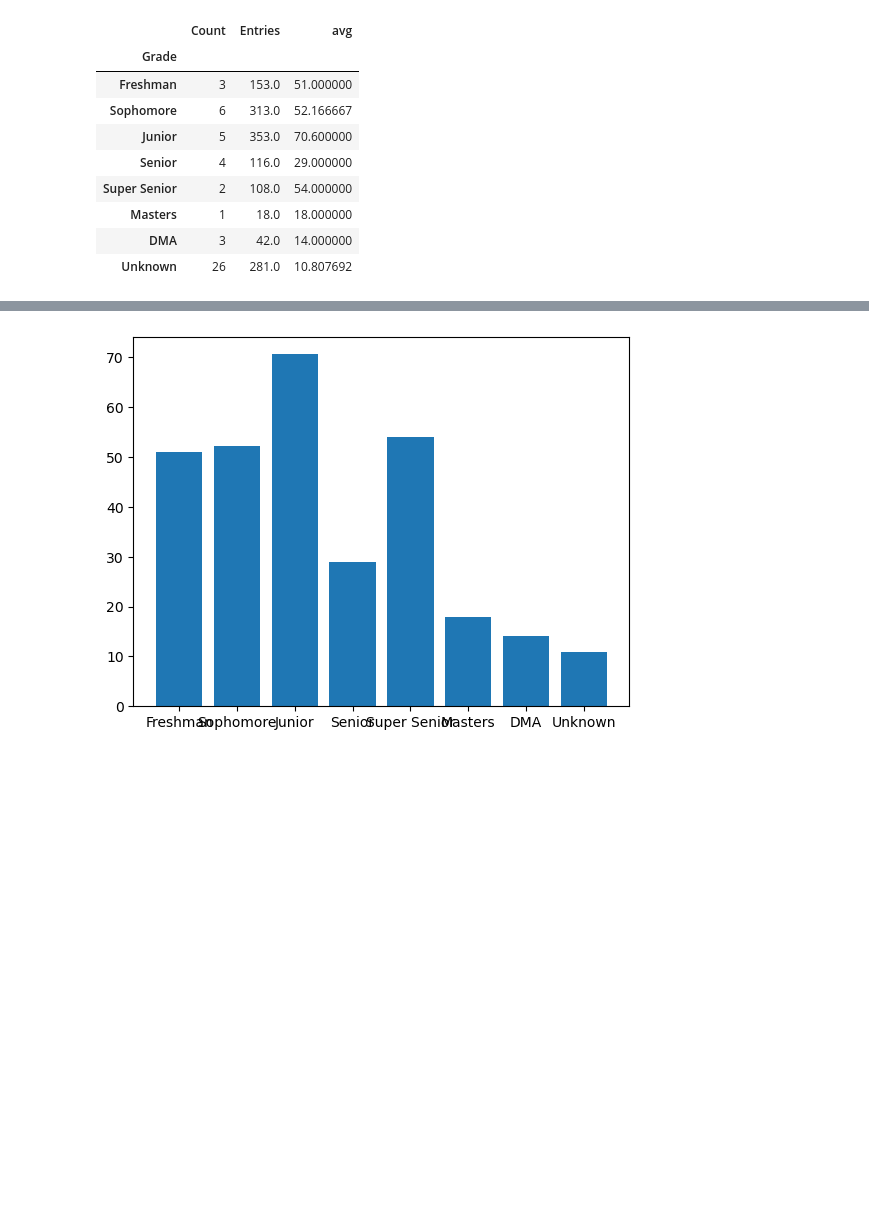
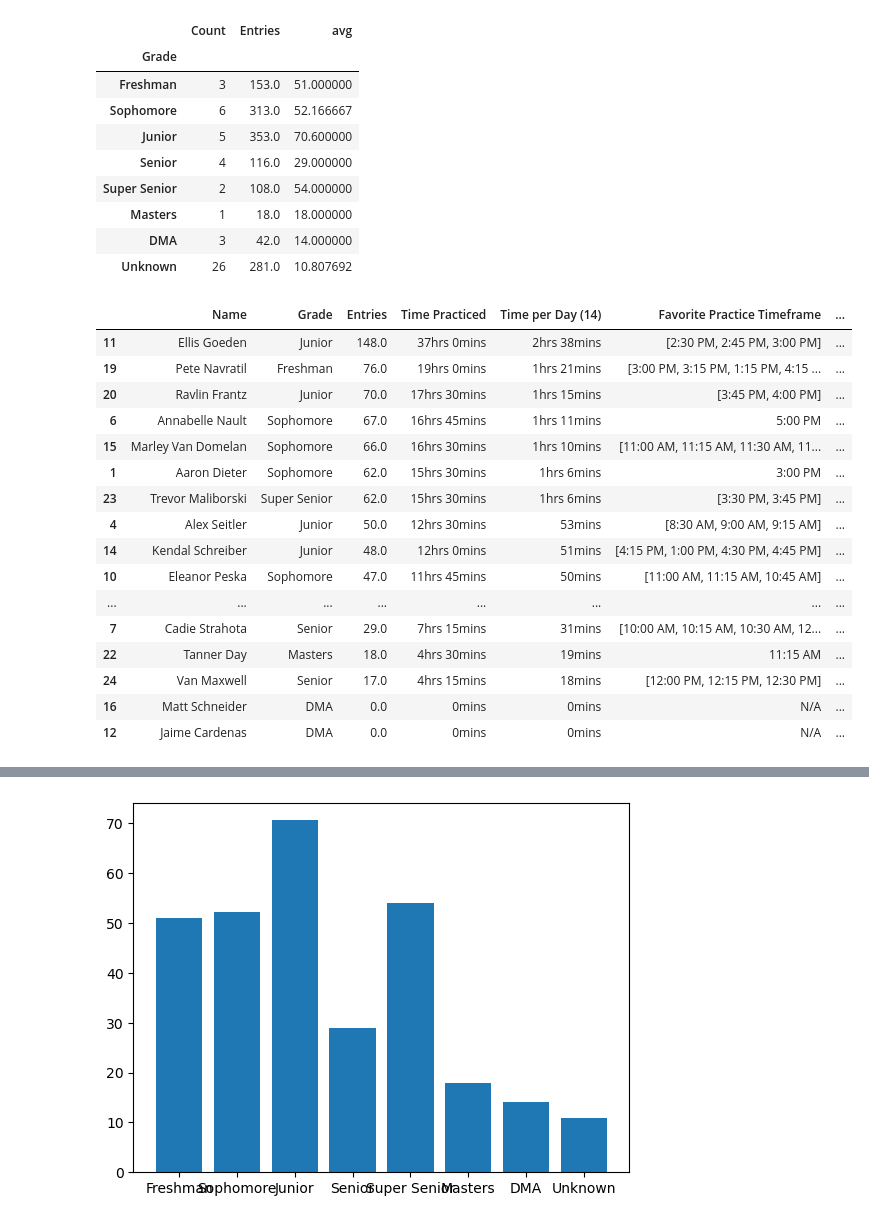
Before and after one commit to amdieter/practice-room-data, a Jupyter notebook: Practice Log.ipynb, the cells around one changed output, grey strips where cells are left out. Saved outputs shown, nothing was run; the diff lists cells and outputs as text; code cells hidden in the pictures; blank space fills up the shorter version.

```diff
--- a/Practice Log.ipynb
+++ b/Practice Log.ipynb
@@ -410,6 +510,26 @@ entries_by_grade
 | Masters | 1 | 18.0 | 18.000000 |
 | DMA | 3 | 42.0 | 14.000000 |
 | Unknown | 26 | 281.0 | 10.807692 |
+# %%
+sorted_perc_stats[sorted_perc_stats["Grade"] != "Unknown"]
+# %% [output]
+|  | Name | Grade | Entries | Time Practiced | Time per Day (14) | Favorite Practice Timeframe | ... |
+| 11 | Ellis Goeden | Junior | 148.0 | 37hrs 0mins | 2hrs 38mins | [2:30 PM, 2:45 PM, 3:00 PM] | ... |
+| 19 | Pete Navratil | Freshman | 76.0 | 19hrs 0mins | 1hrs 21mins | [3:00 PM, 3:15 PM, 1:15 PM, 4:15 ... | ... |
+| 20 | Ravlin Frantz | Junior | 70.0 | 17hrs 30mins | 1hrs 15mins | [3:45 PM, 4:00 PM] | ... |
+| 6 | Annabelle Nault | Sophomore | 67.0 | 16hrs 45mins | 1hrs 11mins | 5:00 PM | ... |
+| 15 | Marley Van Domelan | Sophomore | 66.0 | 16hrs 30mins | 1hrs 10mins | [11:00 AM, 11:15 AM, 11:30 AM, 11... | ... |
+| 1 | Aaron Dieter | Sophomore | 62.0 | 15hrs 30mins | 1hrs 6mins | 3:00 PM | ... |
+| 23 | Trevor Maliborski | Super Senior | 62.0 | 15hrs 30mins | 1hrs 6mins | [3:30 PM, 3:45 PM] | ... |
+| 4 | Alex Seitler | Junior | 50.0 | 12hrs 30mins | 53mins | [8:30 AM, 9:00 AM, 9:15 AM] | ... |
+| 14 | Kendal Schreiber | Junior | 48.0 | 12hrs 0mins | 51mins | [4:15 PM, 1:00 PM, 4:30 PM, 4:45 PM] | ... |
+| 10 | Eleanor Peska | Sophomore | 47.0 | 11hrs 45mins | 50mins | [11:00 AM, 11:15 AM, 10:45 AM] | ... |
+| ... | ... | ... | ... | ... | ... | ... | ... |
+| 7 | Cadie Strahota | Senior | 29.0 | 7hrs 15mins | 31mins | [10:00 AM, 10:15 AM, 10:30 AM, 12... | ... |
+| 22 | Tanner Day | Masters | 18.0 | 4hrs 30mins | 19mins | 11:15 AM | ... |
+| 24 | Van Maxwell | Senior | 17.0 | 4hrs 15mins | 18mins | [12:00 PM, 12:15 PM, 12:30 PM] | ... |
+| 16 | Matt Schneider | DMA | 0.0 | 0mins | 0mins | N/A | ... |
+| 12 | Jaime Cardenas | DMA | 0.0 | 0mins | 0mins | N/A | ... |
 # %%
 # overall stats
 
```
Also changed, not shown: parts of 15 cells of this notebook.
